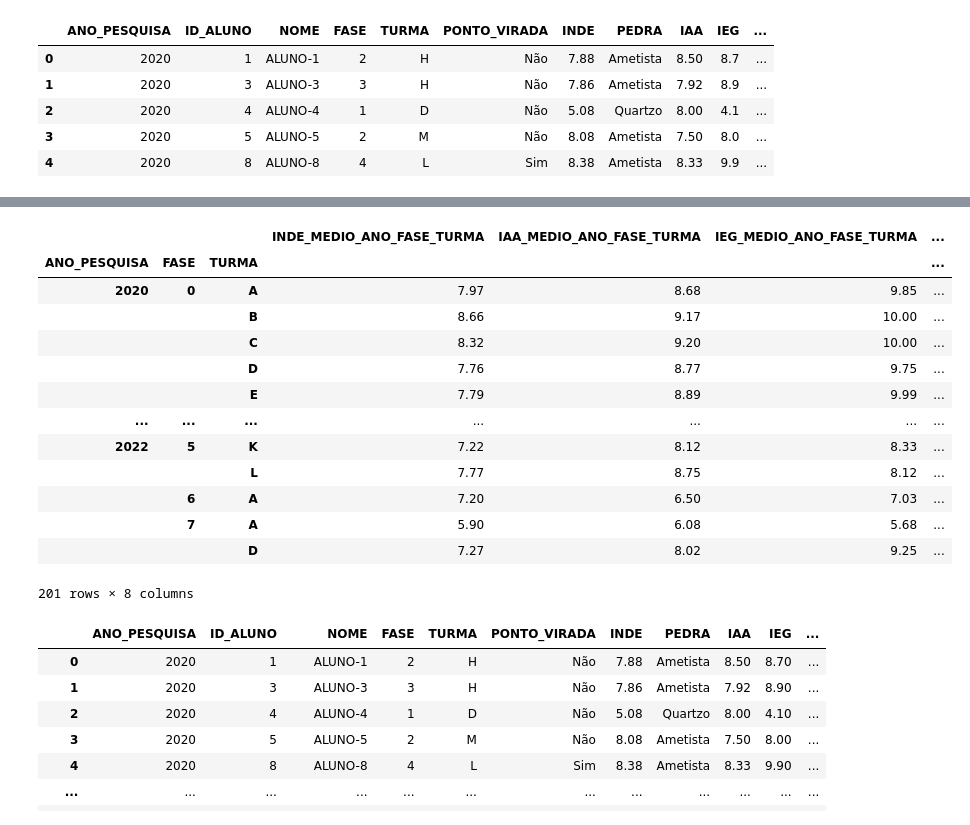
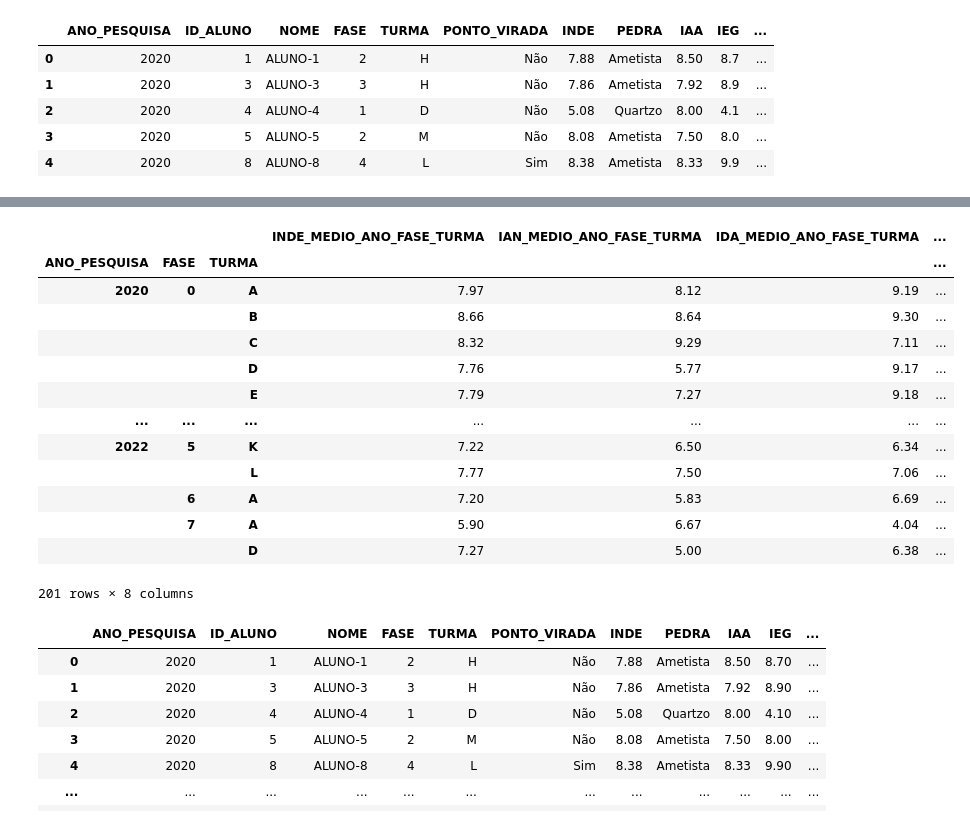
Before and after one commit to fredgcosta/datathon-postech-fiap, a Jupyter notebook: dados/DATATHON_PREPARACAO.ipynb, the cells around one changed output, grey strips where cells are left out. Cells and saved outputs as stored; diff of their text form; code cells hidden in the pictures.

```diff
--- a/DATATHON_PREPARACAO.ipynb
+++ b/dados/DATATHON_PREPARACAO.ipynb
@@ -4,8 +4,10 @@ import numpy as np
 import matplotlib.pyplot as plt
 import matplotlib.ticker as ticker
 import plotly.express as px
+import plotly.graph_objects as go
+from plotly.subplots import make_subplots
 
-file_path = './PEDE_PASSOS_DATASET_FIAP.csv'
+file_path = './dados/PEDE_PASSOS_DATASET_FIAP.csv'
 pd.set_option('display.max_columns', None)
 pd.options.mode.copy_on_write = True
 df_original = pd.read_csv(file_path, delimiter=';')
@@ -225,7 +227,7 @@ Name: 760, dtype: object
 # %%
 df_final.replace('#NULO!', np.nan, inplace=True)
 # %%
-df_final[['INDE', 'IAA', 'IEG', 'IPS', 'IDA', 'IPP', 'IPV','IAN']] = df_final[['INDE', 'IAA', 'IEG', 'IPS', 'IDA', 'IPP', 'IPV','IAN']].astype(float)
+df_final[['INDE', 'IAN', 'IDA', 'IEG', 'IAA', 'IPS', 'IPP','IPV']] = df_final[['INDE', 'IAN', 'IDA', 'IEG', 'IAA', 'IPS', 'IPP','IPV']].astype(float)
 # %%
 df_final.info()
 # %% [output]
@@ -305,21 +307,21 @@ df_media_ano_fase
 # %%
-df_media_ano_fase_turma = df.groupby(['ANO_PESQUISA', 'FASE', 'TURMA'])[['INDE', 'IAA', 'IEG', 'IPS', 'IDA', 'IPP', 'IPV','IAN']].mean().round(2)
-df_media_ano_fase_turma.columns = ['INDE_MEDIO_ANO_FASE_TURMA', 'IAA_MEDIO_ANO_FASE_TURMA', 'IEG_MEDIO_ANO_FASE_TURMA', 'IPS_MEDIO_ANO_FASE_TURMA', 'IDA_MEDIO_ANO_FASE_TURMA', 'IPP_MEDIO_ANO_FASE_TURMA', 'IPV_MEDIO_ANO_FASE_TURMA', 'IAN_MEDIO_ANO_FASE_TURMA']
+df_media_ano_fase_turma = df.groupby(['ANO_PESQUISA', 'FASE', 'TURMA'])[['INDE', 'IAN', 'IDA', 'IEG', 'IAA', 'IPS', 'IPP','IPV']].mean().round(2)
+df_media_ano_fase_turma.columns = ['INDE_MEDIO_ANO_FASE_TURMA', 'IAN_MEDIO_ANO_FASE_TURMA', 'IDA_MEDIO_ANO_FASE_TURMA', 'IEG_MEDIO_ANO_FASE_TURMA', 'IAA_MEDIO_ANO_FASE_TURMA', 'IPS_MEDIO_ANO_FASE_TURMA', 'IPP_MEDIO_ANO_FASE_TURMA', 'IPV_MEDIO_ANO_FASE_TURMA']
 df_media_ano_fase_turma
 # %% [output]
-|  |  |  | INDE_MEDIO_ANO_FASE_TURMA | IAA_MEDIO_ANO_FASE_TURMA | IEG_MEDIO_ANO_FASE_TURMA | ... |
+|  |  |  | INDE_MEDIO_ANO_FASE_TURMA | IAN_MEDIO_ANO_FASE_TURMA | IDA_MEDIO_ANO_FASE_TURMA | ... |
 | ANO_PESQUISA | FASE | TURMA |  |  |  | ... |
-| 2020 | 0 | A | 7.97 | 8.68 | 9.85 | ... |
-|  |  | B | 8.66 | 9.17 | 10.00 | ... |
-|  |  | C | 8.32 | 9.20 | 10.00 | ... |
-|  |  | D | 7.76 | 8.77 | 9.75 | ... |
-|  |  | E | 7.79 | 8.89 | 9.99 | ... |
+| 2020 | 0 | A | 7.97 | 8.12 | 9.19 | ... |
+|  |  | B | 8.66 | 8.64 | 9.30 | ... |
+|  |  | C | 8.32 | 9.29 | 7.11 | ... |
+|  |  | D | 7.76 | 5.77 | 9.17 | ... |
+|  |  | E | 7.79 | 7.27 | 9.18 | ... |
 | ... | ... | ... | ... | ... | ... | ... |
-| 2022 | 5 | K | 7.22 | 8.12 | 8.33 | ... |
-|  |  | L | 7.77 | 8.75 | 8.12 | ... |
-|  | 6 | A | 7.20 | 6.50 | 7.03 | ... |
-|  | 7 | A | 5.90 | 6.08 | 5.68 | ... |
-|  |  | D | 7.27 | 8.02 | 9.25 | ... |
+| 2022 | 5 | K | 7.22 | 6.50 | 6.34 | ... |
+|  |  | L | 7.77 | 7.50 | 7.06 | ... |
+|  | 6 | A | 7.20 | 5.83 | 6.69 | ... |
+|  | 7 | A | 5.90 | 6.67 | 4.04 | ... |
+|  |  | D | 7.27 | 5.00 | 6.38 | ... |
 201 rows × 8 columns
 # %%
 join_media_ano_fase = pd.merge(
```
Also changed, not shown: parts of 22 cells of this notebook, 3 other files.
